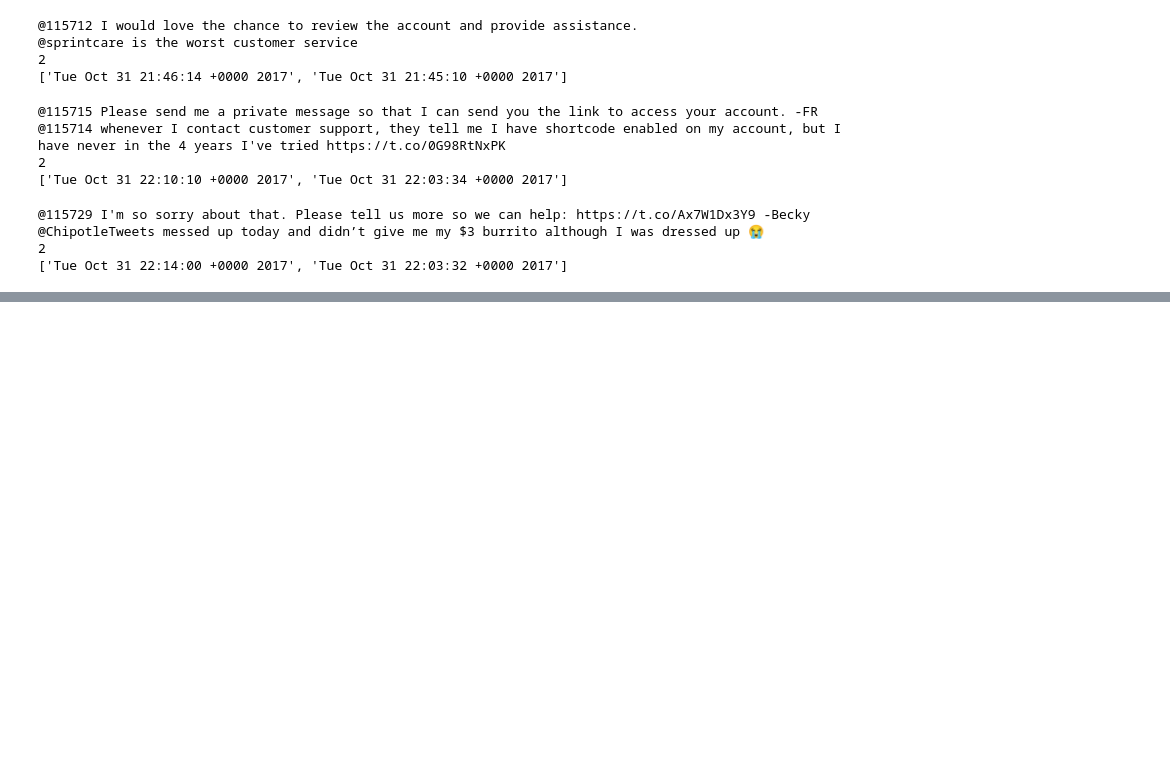
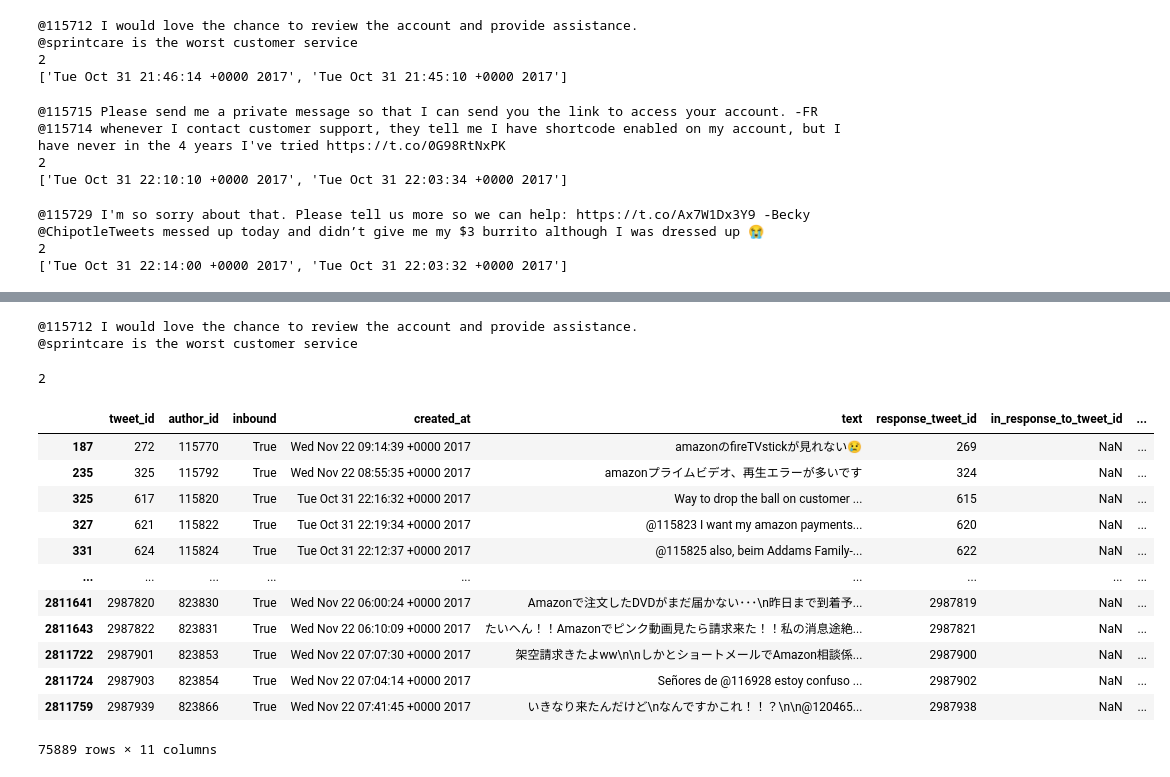
Before and after one commit to erictlong/customer-support-automation, a Jupyter notebook: data analytics/dataReview.ipynb, the cells around one changed output, grey strips where cells are left out. Saved outputs shown, nothing was run; the diff lists cells and outputs as text; code cells hidden in the pictures; blank space fills up the shorter version.

```diff
--- a/data analytics/dataReview.ipynb
+++ b/data analytics/dataReview.ipynb
@@ -676,0 +801,25 @@ print(test_conv['date'])
+# %%
+print(support_conversations_df['conversation'].iloc[0])
+# %% [output]
+@115712 I would love the chance to review the account and provide assistance.
+@sprintcare is the worst customer service
+# %%
+support_conversations_df['comment_count'].max()
+# %% [output]
+2
+# %%
+support_conversations_df[support_conversations_df['support_team'] == 'AmazonHelp']
+# %% [output]
+|  | tweet_id | author_id | inbound | created_at | text | response_tweet_id | in_response_to_tweet_id | ... |
+| 187 | 272 | 115770 | True | Wed Nov 22 09:14:39 +0000 2017 | amazonのfireTVstickが見れない😢 | 269 | NaN | ... |
+| 235 | 325 | 115792 | True | Wed Nov 22 08:55:35 +0000 2017 | amazonプライムビデオ、再生エラーが多いです | 324 | NaN | ... |
+| 325 | 617 | 115820 | True | Tue Oct 31 22:16:32 +0000 2017 | Way to drop the ball on customer ... | 615 | NaN | ... |
+| 327 | 621 | 115822 | True | Tue Oct 31 22:19:34 +0000 2017 | @115823 I want my amazon payments... | 620 | NaN | ... |
+| 331 | 624 | 115824 | True | Tue Oct 31 22:12:37 +0000 2017 | @115825 also, beim Addams Family-... | 622 | NaN | ... |
+| ... | ... | ... | ... | ... | ... | ... | ... | ... |
+| 2811641 | 2987820 | 823830 | True | Wed Nov 22 06:00:24 +0000 2017 | Amazonで注文したDVDがまだ届かない･･･\n昨日まで到着予... | 2987819 | NaN | ... |
+| 2811643 | 2987822 | 823831 | True | Wed Nov 22 06:10:09 +0000 2017 | たいへん！！Amazonでピンク動画見たら請求来た！！私の消息途絶... | 2987821 | NaN | ... |
+| 2811722 | 2987901 | 823853 | True | Wed Nov 22 07:07:30 +0000 2017 | 架空請求きたよww\n\nしかとショートメールでAmazon相談係... | 2987900 | NaN | ... |
+| 2811724 | 2987903 | 823854 | True | Wed Nov 22 07:04:14 +0000 2017 | Señores de @116928 estoy confuso ... | 2987902 | NaN | ... |
+| 2811759 | 2987939 | 823866 | True | Wed Nov 22 07:41:45 +0000 2017 | いきなり来たんだけど\nなんですかこれ！！？\n\n@120465... | 2987938 | NaN | ... |
+75889 rows × 11 columns
```
Also changed, not shown: parts of 23 cells of this notebook.
